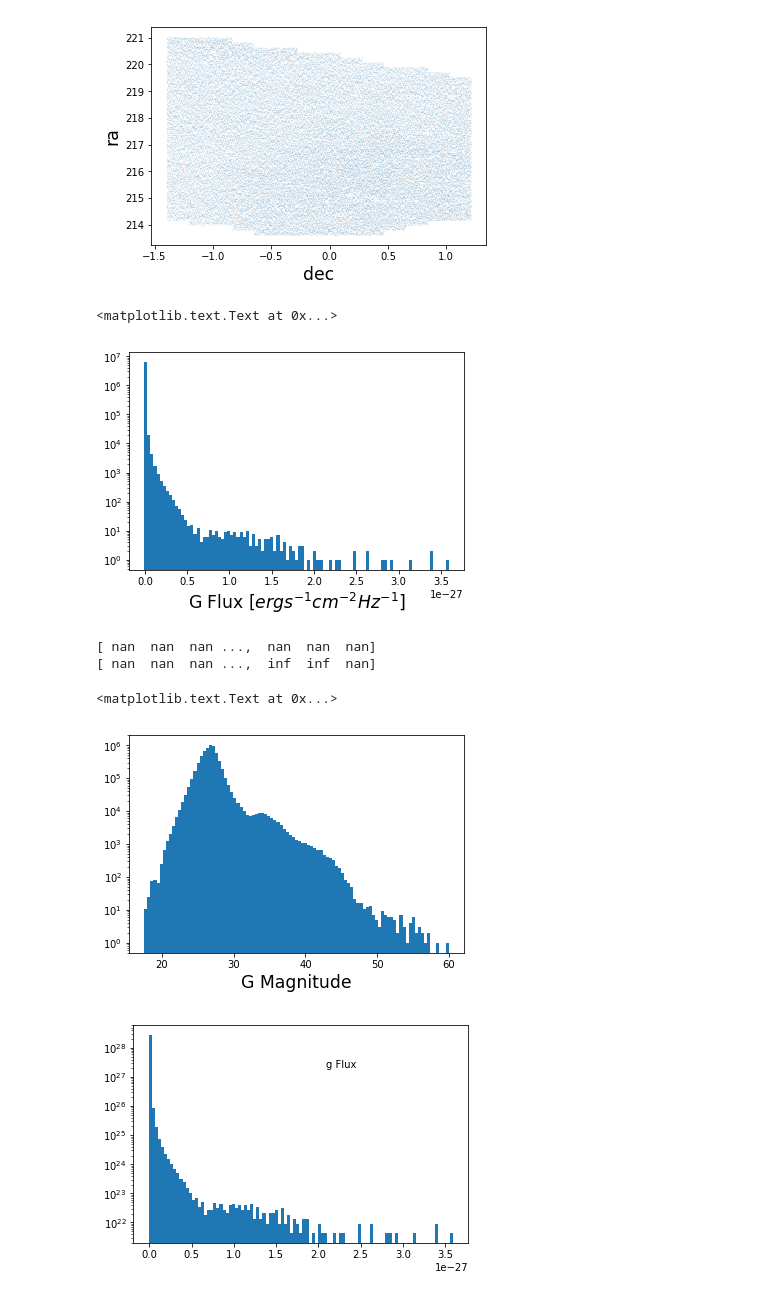
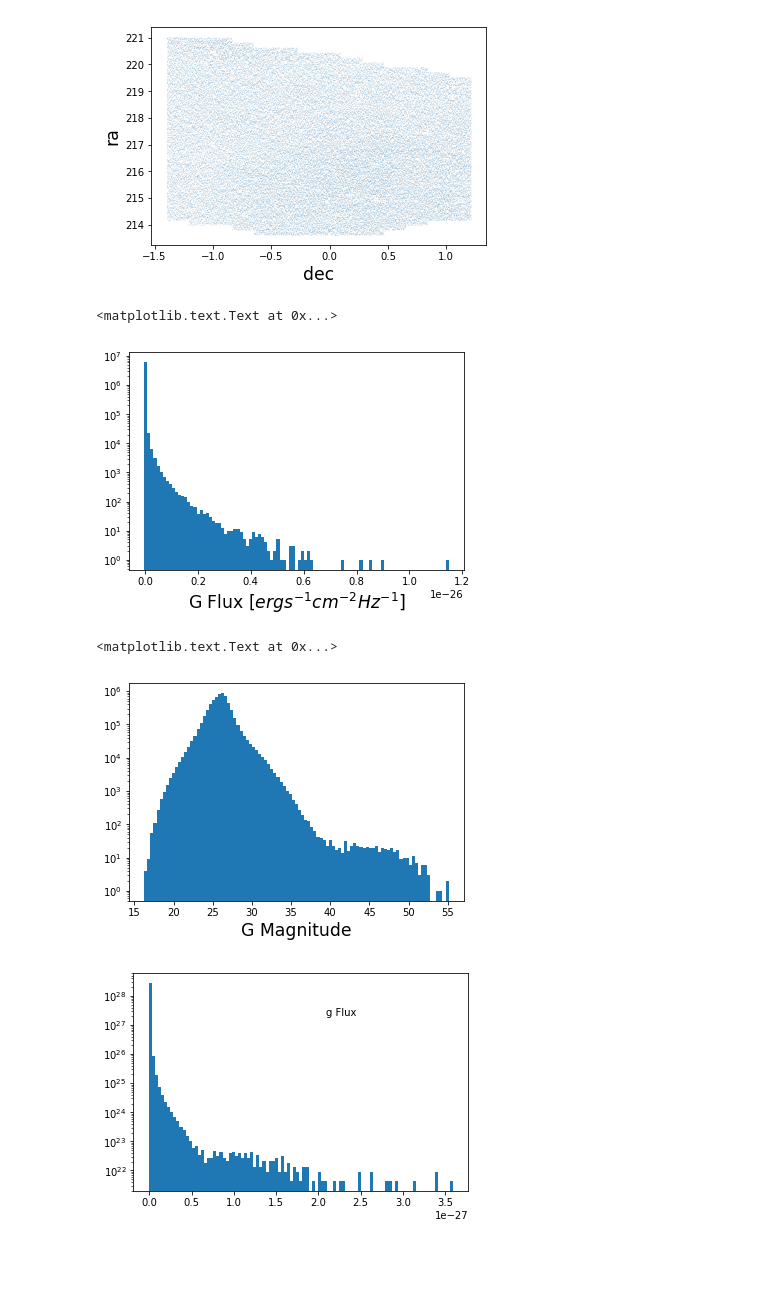
Before and after one commit to LSSTDESC/DEHSC_LSS, a Jupyter notebook: SampleDiagnosticsForHSCDR1.ipynb, the cells around one changed output. Drawn from its saved outputs; the diff is of its cells as text; code cells hidden in the pictures; blank space fills up the shorter version.

Commit message:
Changed from ap10 values to the cmodel values

```diff
--- a/SampleDiagnosticsForHSCDR1.ipynb
+++ b/SampleDiagnosticsForHSCDR1.ipynb
@@ -86,27 +86,25 @@ plt.ylabel('ra',fontsize='xx-large')
 # Let's now compare histogram of fluxes and magnitudes depending on how that is calculated.
 # Some values are nan - a quick min/max check on the table column values would show this.
 
-plt.hist(table_data['gflux_aperture10'][~np.isnan(table_data['gflux_aperture10'])],bins=99)
+column_name = 'gcmodel_flux'
+
+plt.hist(table_data[column_name][~np.isnan(table_data[column_name])],bins=99)
 plt.yscale('log', nonposy='clip')
 plt.xlabel('G Flux $[erg s^{-1} cm^{-2} Hz^{-1}]$',fontsize='xx-large')
 # %% [output]
 <matplotlib.text.Text at 0x...>
-[figure, old version]
+[figure, new version]
 # %%
-# Let's check the magnitudes - this has nan and infinite values!
-column_label = 'gmag_aperture10'
-print table_data[column_label][np.isnan(table_data[column_label])]
-print table_data[column_label][~np.isfinite(table_data[column_label])]
+# Let's check the magnitudes - remove nan and infinite values!
+column_label = 'gcmodel_mag'
 
 # Selecting for "np.isfinite" values gets rid of both nan and inf values.
 plt.hist(table_data[column_label][np.isfinite(table_data[column_label])],bins=99)
 plt.yscale('log', nonposy='clip')
 plt.xlabel('G Magnitude',fontsize='xx-large')
 # %% [output]
-[ nan  nan  nan ...,  nan  nan  nan]
-[ nan  nan  nan ...,  inf  inf  nan]
+<matplotlib.text.Text at 0x...>
-<matplotlib.text.Text at 0x...>
-[figure, old version]
+[figure, new version]
 # %%
 # Let's generalize this for all grizy fluxes and magnitudes
 
```
Also changed, not shown: parts of 1 cell of this notebook.
